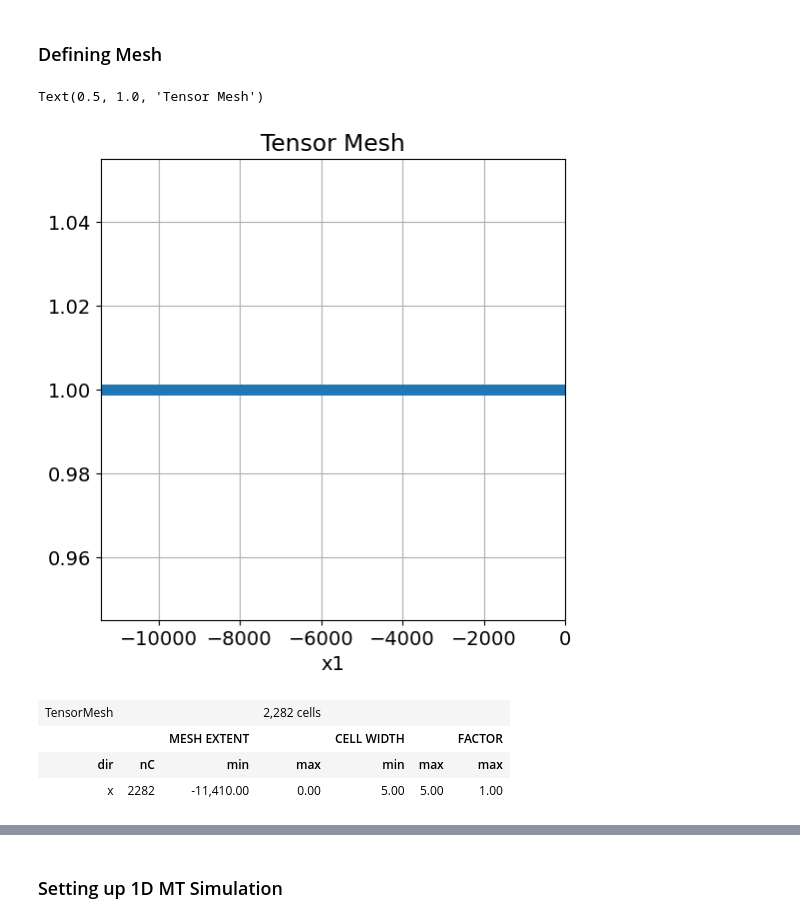
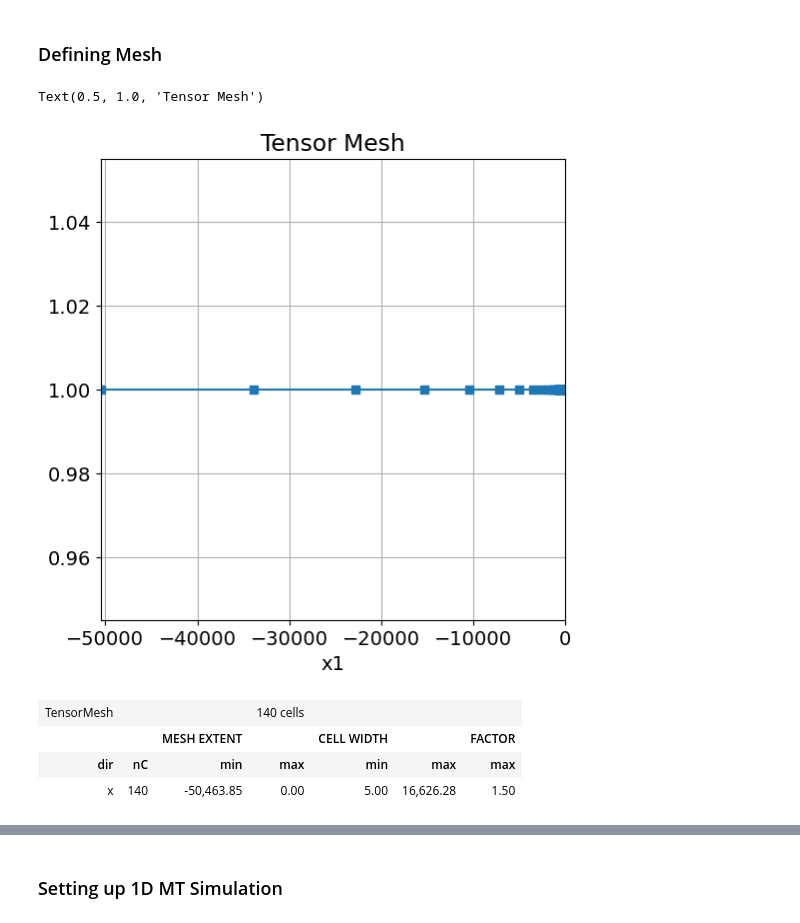
Before and after one commit to e-hdz130504/EOSC454-Inversion-Project-2026, a Jupyter notebook: Forward_and_TestInversion.ipynb, the cells around one changed output, grey strips where cells are left out. Cells and saved outputs as stored; diff of their text form; code cells hidden in the pictures.

```diff
--- a/Forward_and_TestInversion.ipynb
+++ b/Forward_and_TestInversion.ipynb
@@ -72,37 +73,37 @@ Min Skin Depth: 128.34305631457696
 ### Defining Mesh
 # %%
 dx = 5  # base cell width x
-ncx = max_skin_depth/2 * 1/dx  # number of core mesh cells in x
-npad_x = 4  # number of padding cells in x
-exp_x = 1  # expansion rate of padding cells in x
+ncx = 600 * 1/dx  # number of core mesh cells in x
+exp_x = 1.5  # expansion rate of padding cells in x
+npad_x = int(np.ceil(np.log(1+(max_skin_depth-600) * (exp_x-1)/dx)/np.log(exp_x)))  # number of padding cells in x
 
 # Use a list of tuples to define cell widths in each direction. Each tuple
 # contains the cell width, number of cells and the expansion factor. A
 # negative sign is used to indicate an interval where cells widths go
 # from largest to smallest.
 hx = [(dx, npad_x, -exp_x), (dx, ncx)] #, (dx, npad_x, exp_x)]
 
 # We can use flags 'C', '0' and 'N' to shift the xyz position of the mesh
 # relative to the origin
 mesh = TensorMesh([hx], x0 = "N")
 
 # We can apply the plot_grid method and output to a specified axes object
 fig = plt.figure(figsize=(6, 6))
 ax = fig.add_subplot(111)
 mesh.plot_grid(ax=ax, nodes="True")
 ax.set_xbound(mesh.x0[0], mesh.x0[0] + np.sum(mesh.h[0]))
 ax.set_title("Tensor Mesh")
 # %% [output]
 Text(0.5, 1.0, 'Tensor Mesh')
-[figure, old version]
+[figure, new version]
 # %%
 #Printing Mesh Values
 mesh
 # %% [output]
-| TensorMesh |  |  | 2,282 cells |  |  |  |
+| TensorMesh |  |  | 140 cells |  |  |  |
 |  |  | MESH EXTENT |  | CELL WIDTH |  | FACTOR |
 | dir | nC | min | max | min | max | max |
-| x | 2282 | -11,410.00 | 0.00 | 5.00 | 5.00 | 1.00 |
+| x | 140 | -50,463.85 | 0.00 | 5.00 | 16,626.28 | 1.50 |
 # %%
 mesh.nodes
 # %% [output]
```
Also changed, not shown: parts of 36 cells of this notebook.
